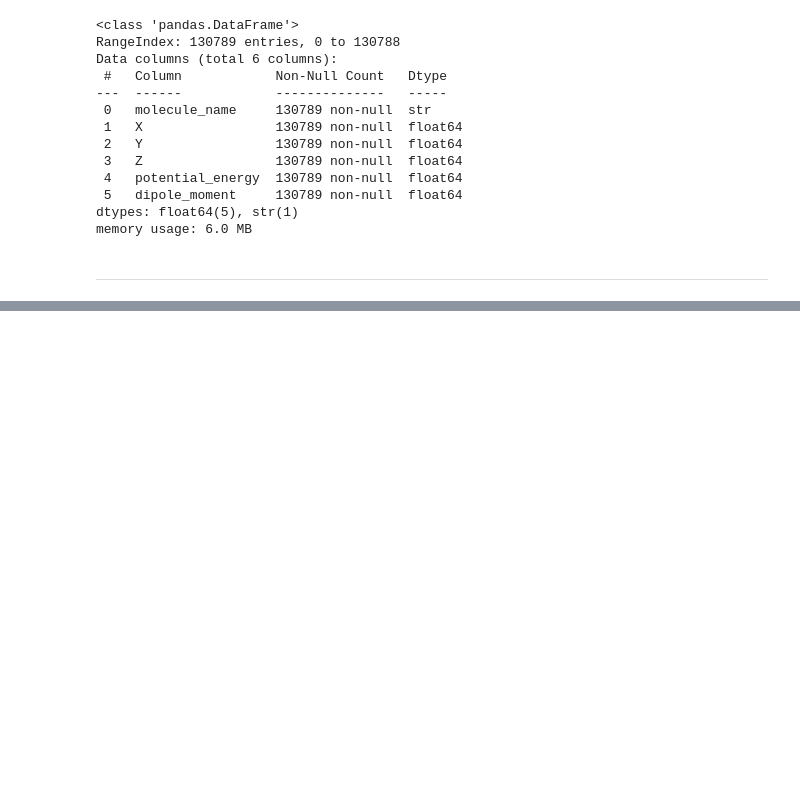
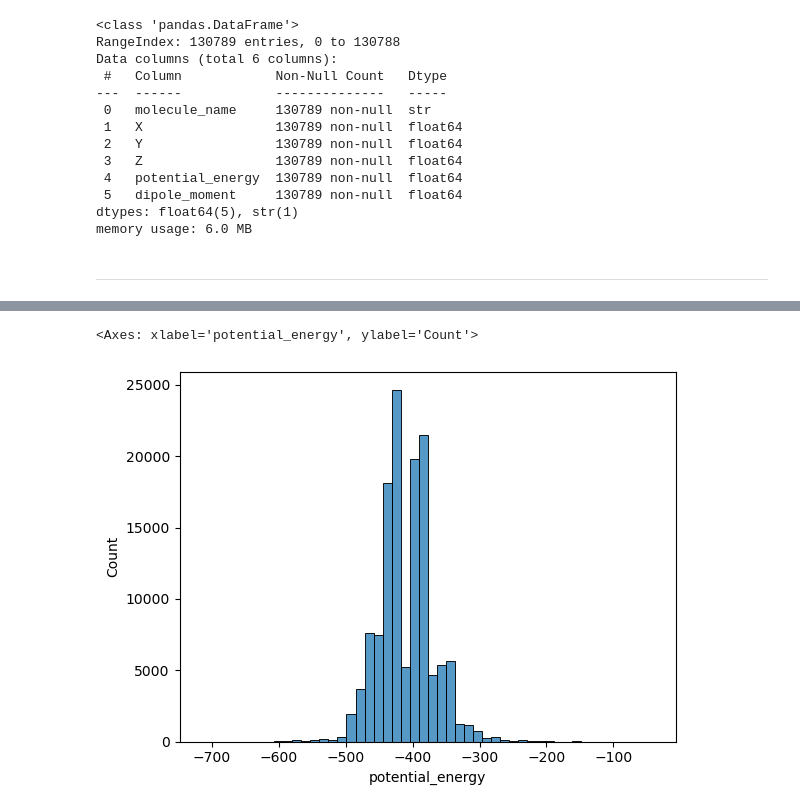
Before and after one commit to thedhawalpanchamiya/can-dipole-predict-energy, a Jupyter notebook: main.ipynb, the cells around one changed output, grey strips where cells are left out. Drawn from its saved outputs; the diff is of its cells as text; code cells hidden in the pictures; blank space fills up the shorter version.

```diff
--- a/main.ipynb
+++ b/main.ipynb
@@ -172,0 +184,8 @@ memory usage: 6.0 MB
+# %%
+# Distribution of potential energy with histogram
+
+sns.histplot(data["potential_energy"],kde= False ,bins = 50)
+# here i do need to adjust bins manually for better results , at fd results are tremendous
+# %% [output]
+<Axes: xlabel='potential_energy', ylabel='Count'>
+[figure, added]
```
Also changed, not shown: parts of 10 cells of this notebook.
